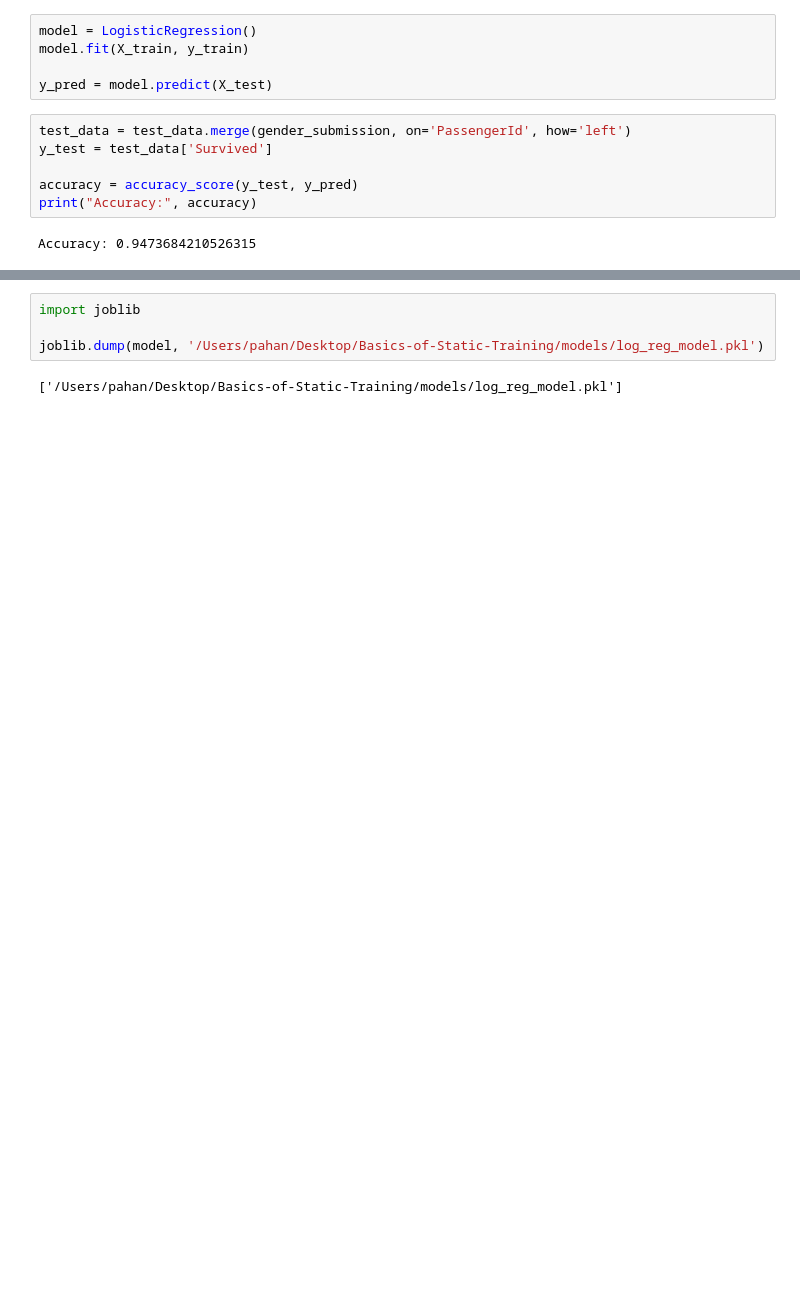
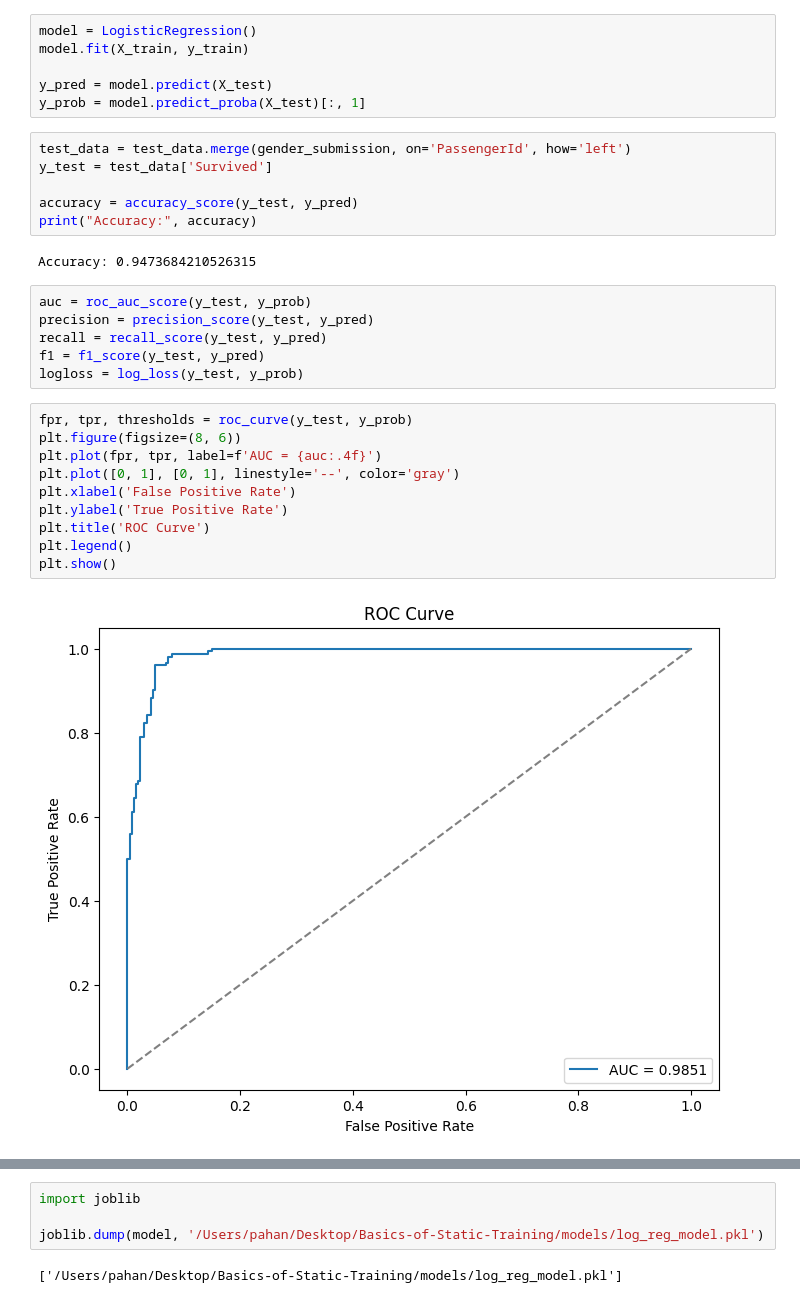
Before and after one commit to TreshMom/Basics-of-Static-Training, a Jupyter notebook: notebooks/logreg.ipynb, the cells around one changed output, grey strips where cells are left out. Cells and saved outputs as stored; diff of their text form; blank space fills up the shorter version.

```diff
--- a/notebooks/logreg.ipynb
+++ b/notebooks/logreg.ipynb
@@ -27,6 +32,7 @@ model = LogisticRegression()
 model.fit(X_train, y_train)
 
 y_pred = model.predict(X_test)
+y_prob = model.predict_proba(X_test)[:, 1]
 # %%
 test_data = test_data.merge(gender_submission, on='PassengerId', how='left')
 y_test = test_data['Survived']
@@ -35,3 +41,21 @@ accuracy = accuracy_score(y_test, y_pred)
 print("Accuracy:", accuracy)
 # %% [output]
 Accuracy: 0.9473684210526315
+# %%
+auc = roc_auc_score(y_test, y_prob)
+precision = precision_score(y_test, y_pred)
+recall = recall_score(y_test, y_pred)
+f1 = f1_score(y_test, y_pred)
+logloss = log_loss(y_test, y_prob)
+# %%
+fpr, tpr, thresholds = roc_curve(y_test, y_prob)
+plt.figure(figsize=(8, 6))
+plt.plot(fpr, tpr, label=f'AUC = {auc:.4f}')
+plt.plot([0, 1], [0, 1], linestyle='--', color='gray')
+plt.xlabel('False Positive Rate')
+plt.ylabel('True Positive Rate')
+plt.title('ROC Curve')
+plt.legend()
+plt.show()
+# %% [output]
+[figure, added]
```
Also changed, not shown: parts of 3 cells of this notebook, 3 other files.
